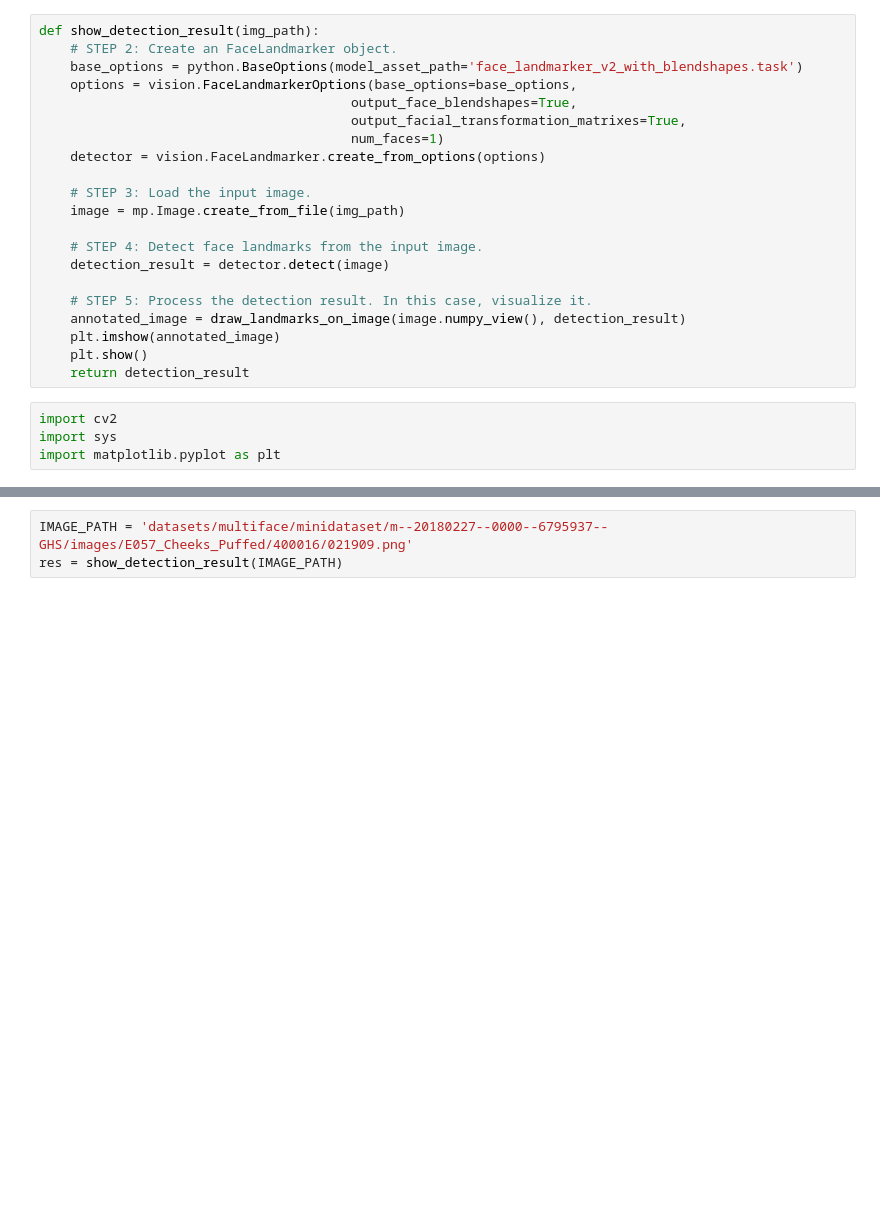
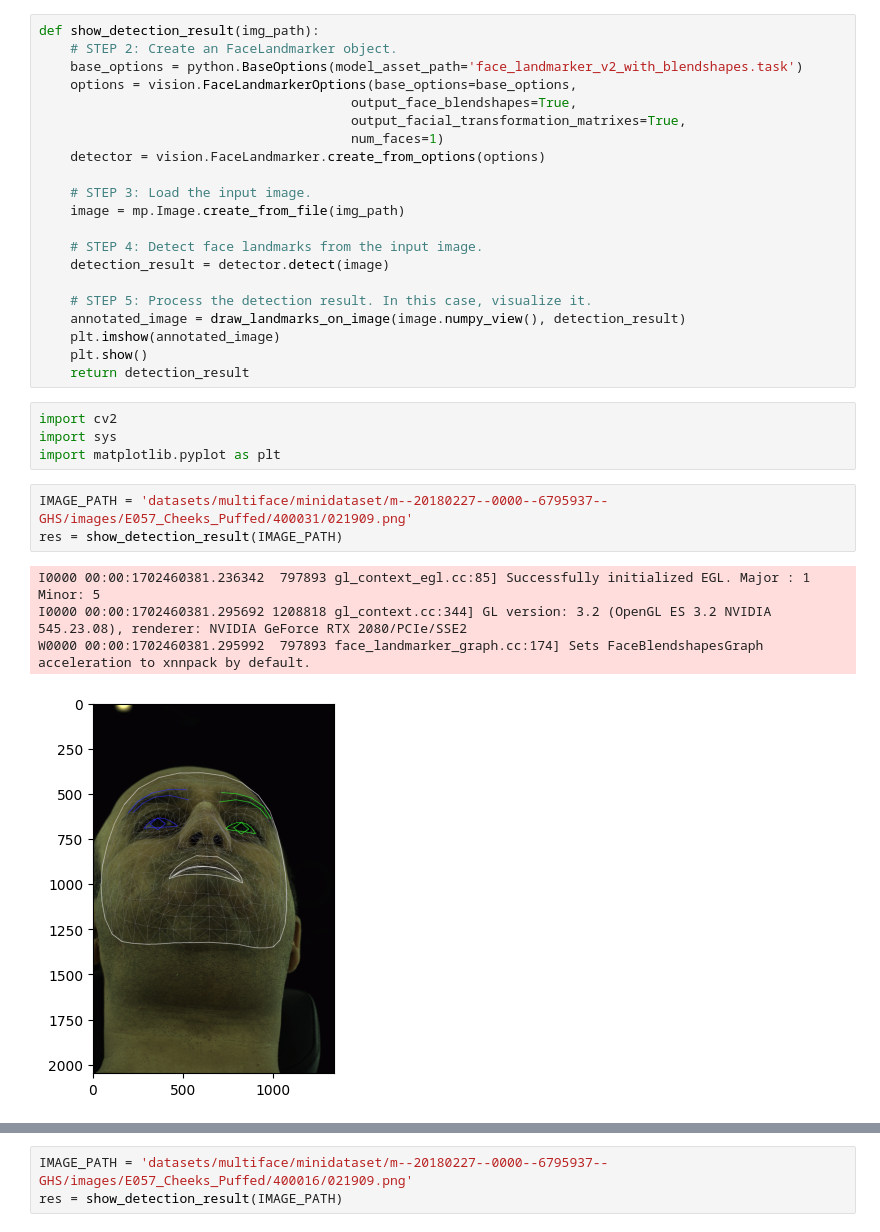
Before and after one commit to EvelynQIN/face_landmark_detection, a Jupyter notebook: meidapipe_lkdetection.ipynb, the cells around one changed output, grey strips where cells are left out. Saved outputs shown, nothing was run; the diff lists cells and outputs as text; blank space fills up the shorter version.

```diff
--- a/meidapipe_lkdetection.ipynb
+++ b/meidapipe_lkdetection.ipynb
@@ -112,3 +112,11 @@ def show_detection_result(img_path):
 import cv2
 import sys
 import matplotlib.pyplot as plt
+# %%
+IMAGE_PATH = 'datasets/multiface/minidataset/m--20180227--0000--6795937--GHS/images/E057_Cheeks_Puffed/400031/021909.png'
+res = show_detection_result(IMAGE_PATH)
+# %% [output]
+I0000 00:00:1702460381.236342  797893 gl_context_egl.cc:85] Successfully initialized EGL. Major : 1 Minor: 5
+I0000 00:00:1702460381.295692 1208818 gl_context.cc:344] GL version: 3.2 (OpenGL ES 3.2 NVIDIA 545.23.08), renderer: NVIDIA GeForce RTX 2080/PCIe/SSE2
+W0000 00:00:1702460381.295992  797893 face_landmarker_graph.cc:174] Sets FaceBlendshapesGraph acceleration to xnnpack by default.
+[figure, added]
```
Also changed, not shown: parts of 2 cells of this notebook, 17 other files.
